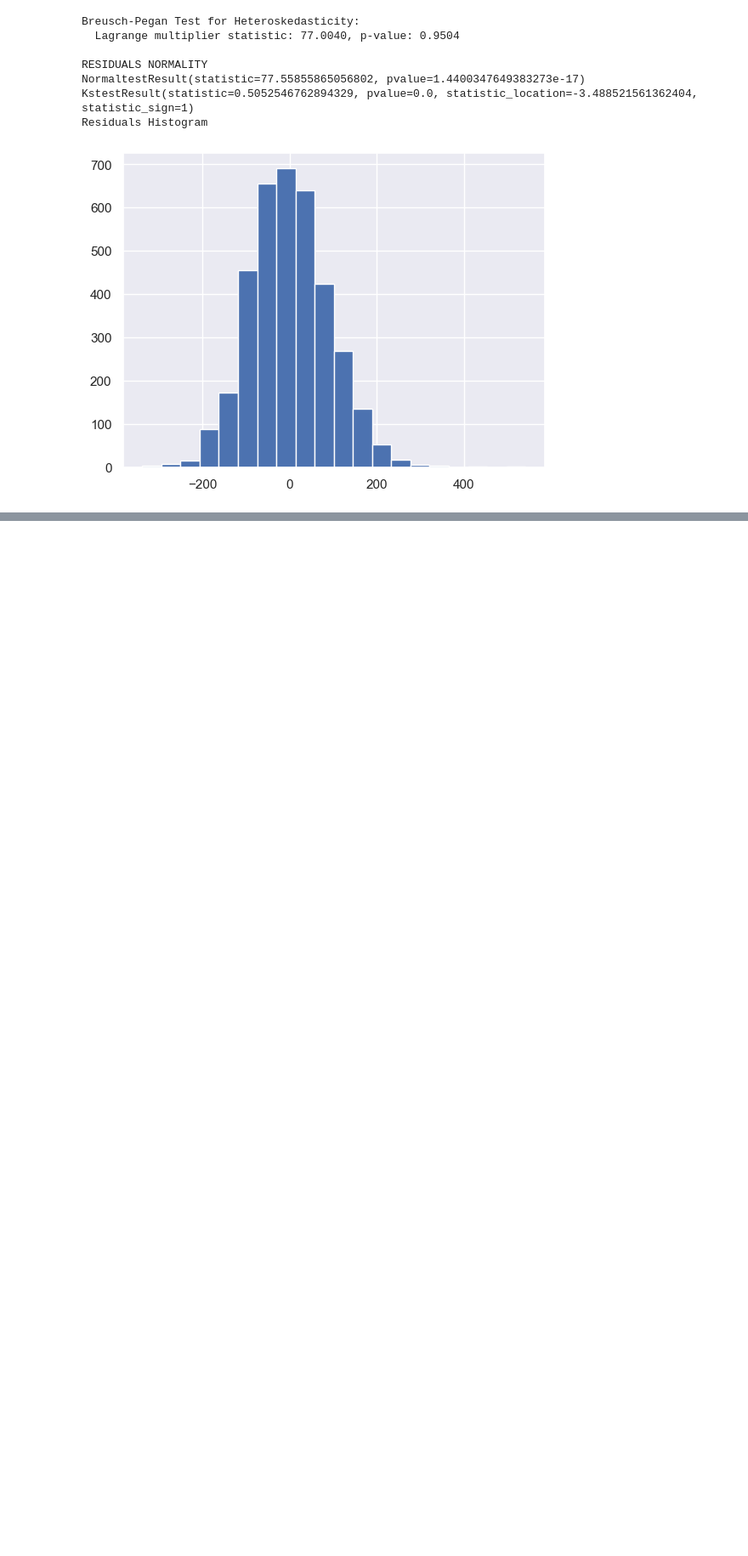
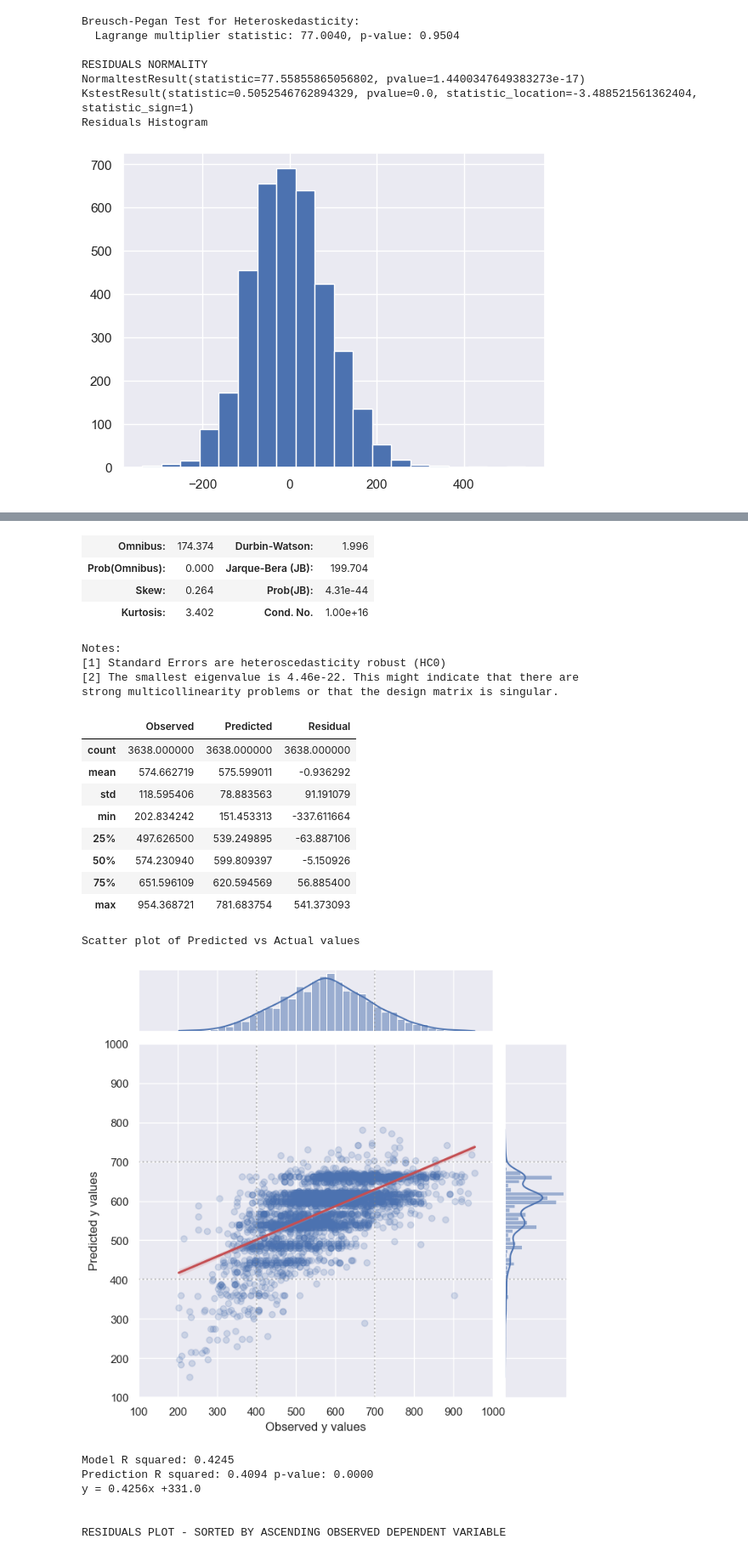
Before and after one commit to danielmpaula/TCC_Final, a Jupyter notebook: Daniel Paula Regression Models.ipynb, the cells around one changed output, grey strips where cells are left out. Shown at 85% size. Drawn from its saved outputs; the diff is of its cells as text; code cells hidden in the pictures; blank space fills up the shorter version.

```diff
--- a/Daniel Paula Regression Models.ipynb
+++ b/Daniel Paula Regression Models.ipynb
@@ -1100,0 +1092,40 @@ Residuals Histogram
+# %%
+# There are four options for HETEROSKEDASTICITY-CONSISTENT STANDARD ERRORS (HCSE) in statsmodels, from zero to three.
+# A comparison for all using a significant-only approach will be used:
+
+X_train_HC = {}
+X_test_HC = {}
+y_train_HC = {}
+y_test_HC = {}
+
+for hc in ['HC0', 'HC1', 'HC2', 'HC3']:
+    X_train_HC[hc] = X_train.copy()
+    X_test_HC[hc] = X_test.copy()
+    y_train_HC[hc] = y_train.copy()
+    y_test_HC[hc] = y_test.copy()
+# %%
+# Create a model using Significant Only method
+OLS_model_HC = {}
+y_pred_HC = {}
+for hc in ['HC0', 'HC1', 'HC2', 'HC3']:
+    # A few variables look like they still have high p-values even in an isolated model.
+    # Loop until only significant variables are present
+    NOT_significant_vars = [1] # creation of a non empty list to enter the loop
+    while NOT_significant_vars != []:
+        # The model is created, but a new one using only the previously resulting significant variables
+        # did not render a new model that had all variables resulting significant.
+        # A stepwise deletion for these variables will be done here until that happens.
+        OLS_model_HC[hc] = sm.OLS(y_train_HC[hc], X_train_HC[hc]).fit(cov_type=hc)
+
+        # Bring all not significant variables into a single list
+        NOT_significant_vars = OLS_model_HC[hc].pvalues[OLS_model_HC[hc].pvalues > 0.05]
+        NOT_significant_vars = list(NOT_significant_vars.index)
+
+        # remove the intercept from this list so it isn't removed from the model
+        if 'const' in NOT_significant_vars:
+            NOT_significant_vars.remove('const')
+
+        X_train_HC[hc].drop(NOT_significant_vars, axis=1, inplace=True)
+        X_test_HC[hc].drop(NOT_significant_vars, axis=1, inplace=True)
+
+    y_pred_HC[hc] = OLS_model_HC[hc].predict(X_test_HC[hc])
@@ -1100,0 +1134,6 @@ Residuals Histogram
+# %%
+hc = 'HC0'
+print(hc)
+display(OLS_model_HC[hc].summary())
+create_scatter(model_corr=OLS_model_HC[hc].rsquared, y_pred=y_pred_HC[hc], y_test=y_test_HC[hc], X_test=X_test_HC[hc])
+# %% [output]
@@ -1100,0 +1167,25 @@ Residuals Histogram
+| Omnibus: | 174.374 | Durbin-Watson: | 1.996 |
+| Prob(Omnibus): | 0.000 | Jarque-Bera (JB): | 199.704 |
+| Skew: | 0.264 | Prob(JB): | 4.31e-44 |
+| Kurtosis: | 3.402 | Cond. No. | 1.00e+16 |
+Notes:
+[1] Standard Errors are heteroscedasticity robust (HC0)
+[2] The smallest eigenvalue is 4.46e-22. This might indicate that there are
+strong multicollinearity problems or that the design matrix is singular.
+|  | Observed | Predicted | Residual |
+| count | 3638.000000 | 3638.000000 | 3638.000000 |
+| mean | 574.662719 | 575.599011 | -0.936292 |
+| std | 118.595406 | 78.883563 | 91.191079 |
+| min | 202.834242 | 151.453313 | -337.611664 |
+| 25% | 497.626500 | 539.249895 | -63.887106 |
+| 50% | 574.230940 | 599.809397 | -5.150926 |
+| 75% | 651.596109 | 620.594569 | 56.885400 |
+| max | 954.368721 | 781.683754 | 541.373093 |
+Scatter plot of Predicted vs Actual values
+[figure, added]
+Model R squared: 0.4245
+Prediction R squared: 0.4094 p-value: 0.0000
+y = 0.4256x +331.0
+
+
+RESIDUALS PLOT - SORTED BY ASCENDING OBSERVED DEPENDENT VARIABLE
```
Also changed, not shown: parts of 18 cells of this notebook, 1 other file.
